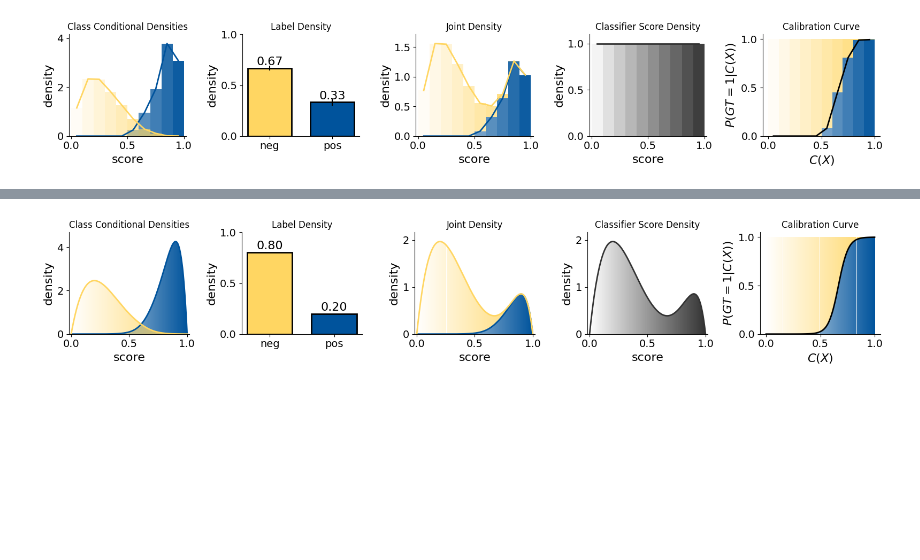
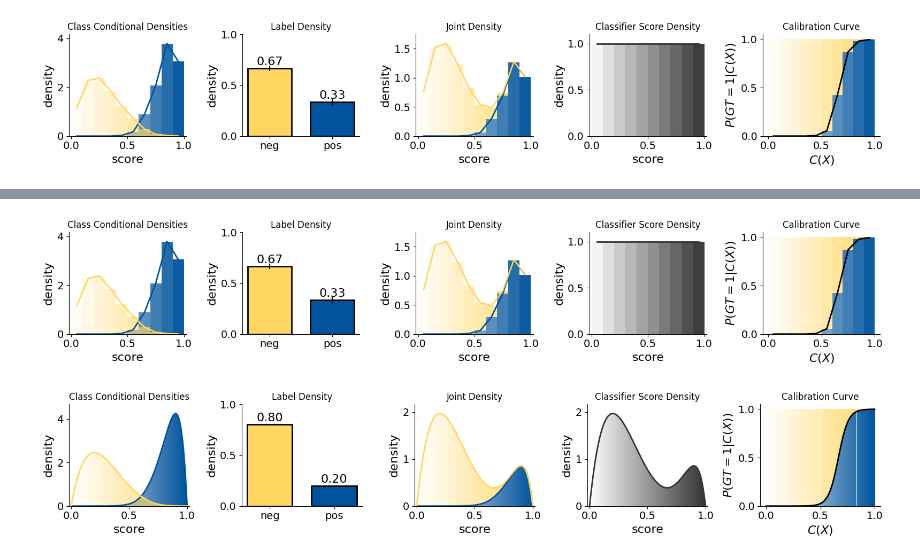
Before and after one commit to avalanchesiqi/pyquantifier, a Jupyter notebook: examples/tutorial.ipynb, the cells around one changed output, grey strips where cells are left out. Saved outputs shown, nothing was run; the diff lists cells and outputs as text; code cells hidden in the pictures; blank space fills up the shorter version.

```diff
--- a/examples/tutorial.ipynb
+++ b/examples/tutorial.ipynb
@@ -228,3 +232,7 @@ uniform_selected_dataset.profile_dataset(num_bin=10, selection_weights=uniform_s
+# %%
+uniform_selected_dataset.profile_dataset(num_bin=10, selection_weights=uniform_selection_weights)
+# %% [output]
+[figure, added]
 # %%
 extrinsic_joint_distribution.plot_five_distributions()
 # %% [output]
```
Also changed, not shown: parts of 24 cells of this notebook, 5 other files.
